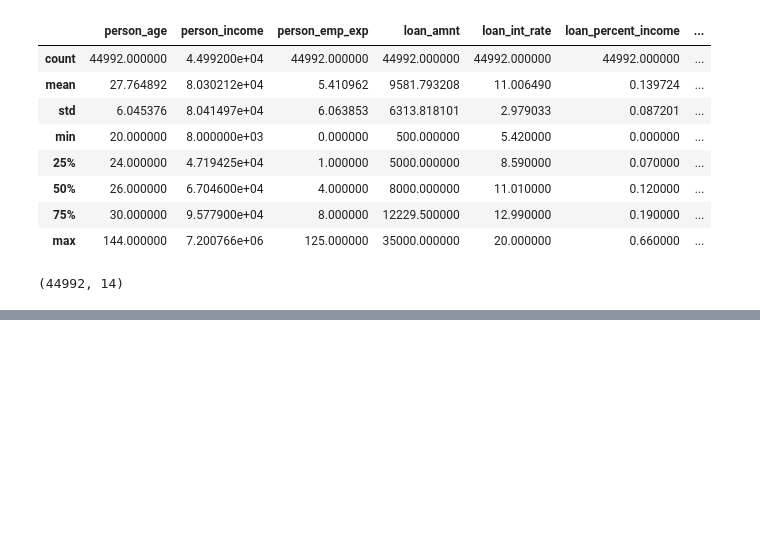
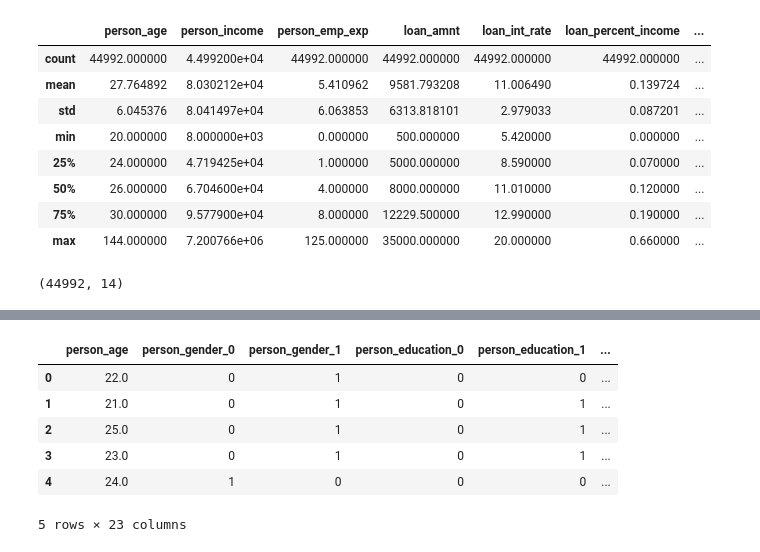
Before and after one commit to vedkulk/Semester6, a Jupyter notebook: ML/Assignment1.ipynb, the cells around one changed output, grey strips where cells are left out. Drawn from its saved outputs; the diff is of its cells as text; code cells hidden in the pictures; blank space fills up the shorter version.

```diff
--- a/ML/Assignment1.ipynb
+++ b/ML/Assignment1.ipynb
@@ -195,0 +226,4 @@ new_df.shape
+# %%
+encoder = ce.BinaryEncoder(cols=['person_gender', 'person_education', 'person_home_ownership', 'loan_intent', 'loan_status', 'previous_loan_defaults_on_file'])
+encoded_df = encoder.fit_transform(df)
+print(encoded_df)
@@ -195,0 +248,10 @@ new_df.shape
+# %%
+encoded_df.head()
+# %% [output]
+|  | person_age | person_gender_0 | person_gender_1 | person_education_0 | person_education_1 | ... |
+| 0 | 22.0 | 0 | 1 | 0 | 0 | ... |
+| 1 | 21.0 | 0 | 1 | 0 | 1 | ... |
+| 2 | 25.0 | 0 | 1 | 0 | 1 | ... |
+| 3 | 23.0 | 0 | 1 | 0 | 1 | ... |
+| 4 | 24.0 | 1 | 0 | 0 | 0 | ... |
+5 rows × 23 columns
```
Also changed, not shown: parts of 11 cells of this notebook, 2 other files.
